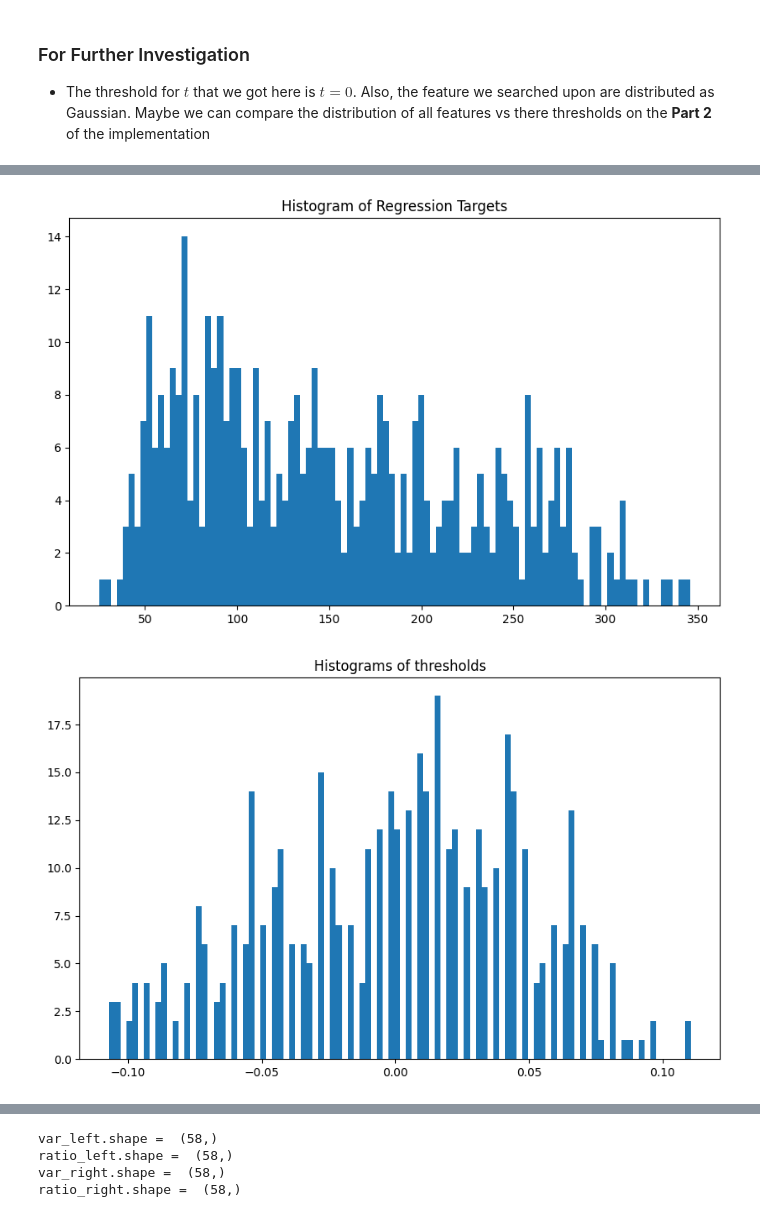
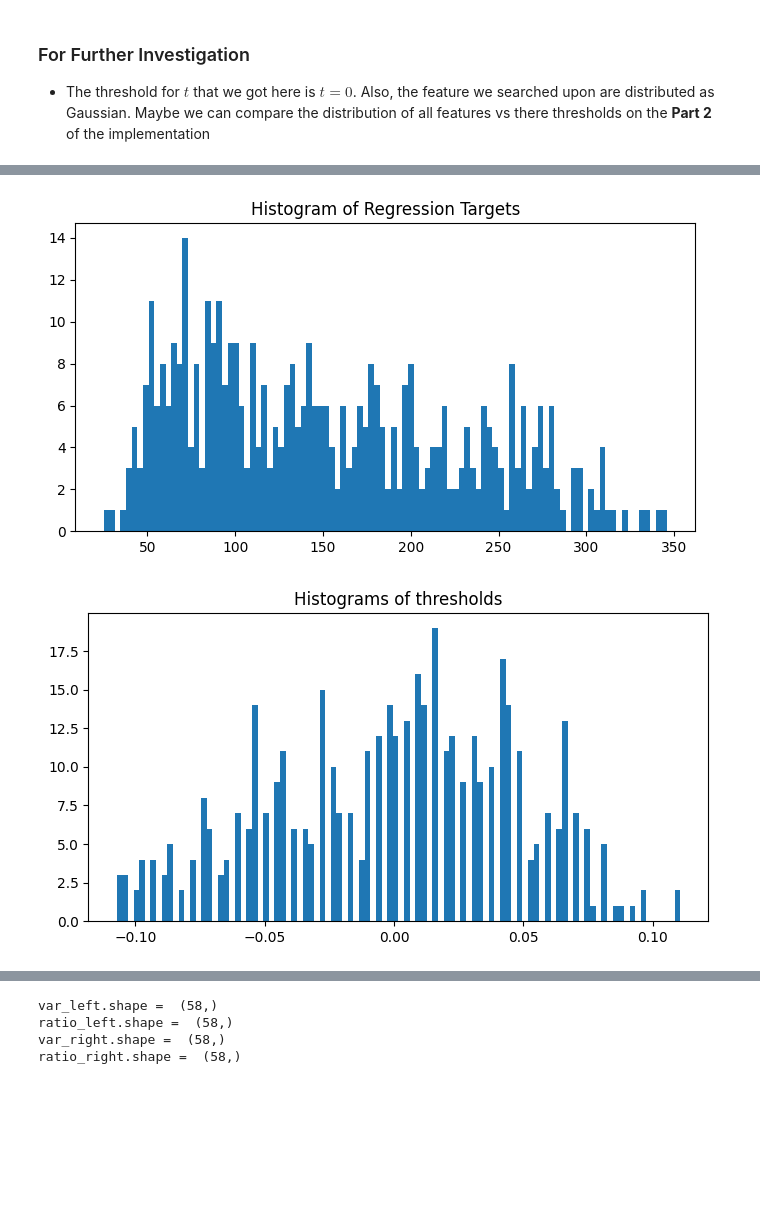
Before and after one commit to jumzzz/prob-ml, a Jupyter notebook: ch18/decision_trees/implementation/01-impl-min-threshold.ipynb, the cells around one changed output, grey strips where cells are left out. Saved outputs shown, nothing was run; the diff lists cells and outputs as text; code cells hidden in the pictures; blank space fills up the shorter version.

```diff
--- a/ch18/decision_trees/implementation/01-impl-min-threshold.ipynb
+++ b/ch18/decision_trees/implementation/01-impl-min-threshold.ipynb
@@ -20,24 +28,23 @@ from sklearn.datasets import load_diabetes
 # %%
 data = load_diabetes()
 X,y = data['data'], data['target']
 
-plt_figsize = (10,6)
+plt_figsize = (8,4)
 plt.figure(figsize=plt_figsize)
 plt.hist(y, bins=100)
 plt.title('Histogram of Regression Targets')
 plt.show()
 # %% [output]
-[figure, old version]
+[figure, new version]
 # %%
 thresh = np.unique(X[:,0])
 
-plt_figsize = (10,6)
 plt.figure(figsize=plt_figsize)
 plt.hist(X[:,0].reshape(-1), bins=100)
 plt.title('Histograms of thresholds')
 plt.show()
 # %% [output]
-[figure, old version]
+[figure, new version]
 # %%
 thresh = np.unique(X[:,0]).reshape(1,-1)
 selected_feat = X[:,0].reshape(-1,1)
```
Also changed, not shown: parts of 7 cells of this notebook.
